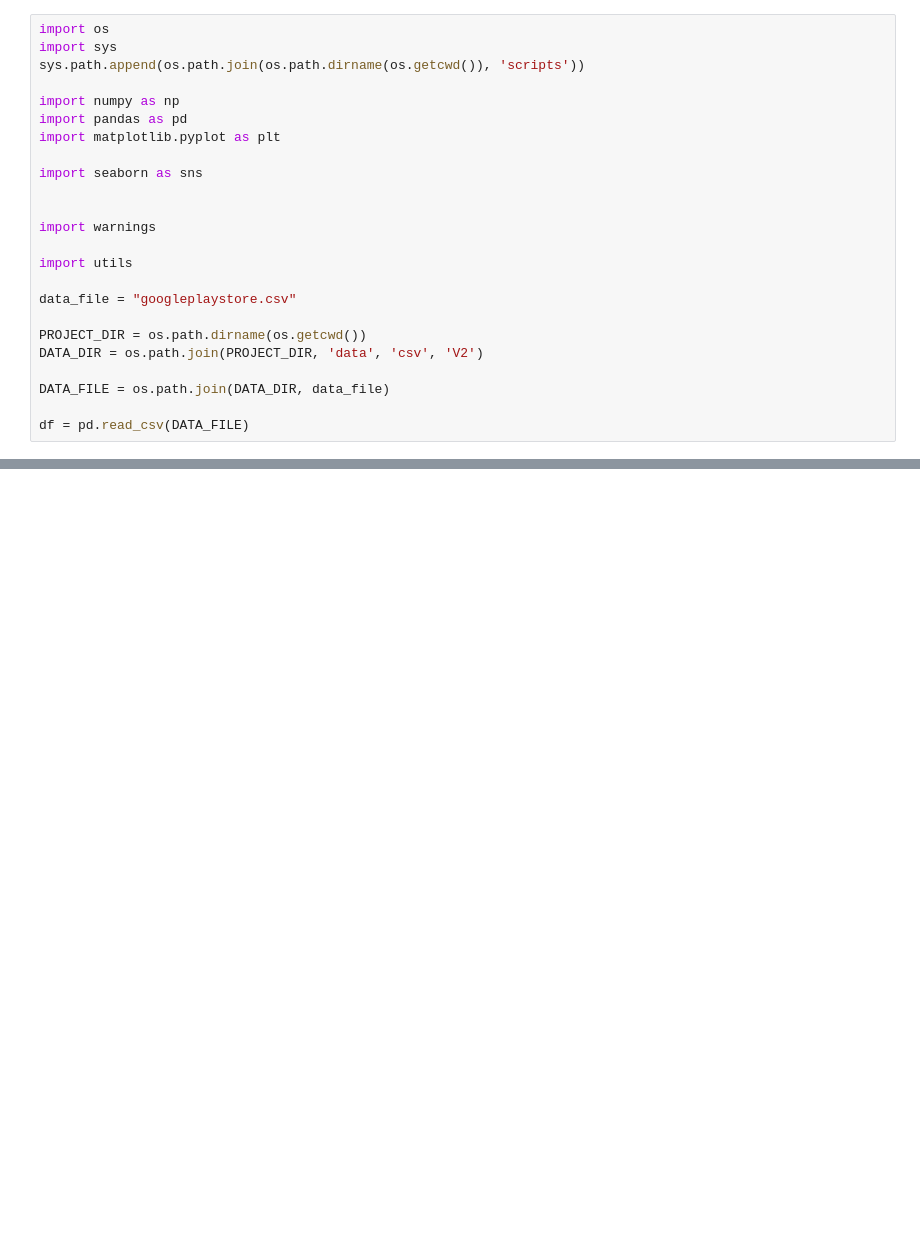
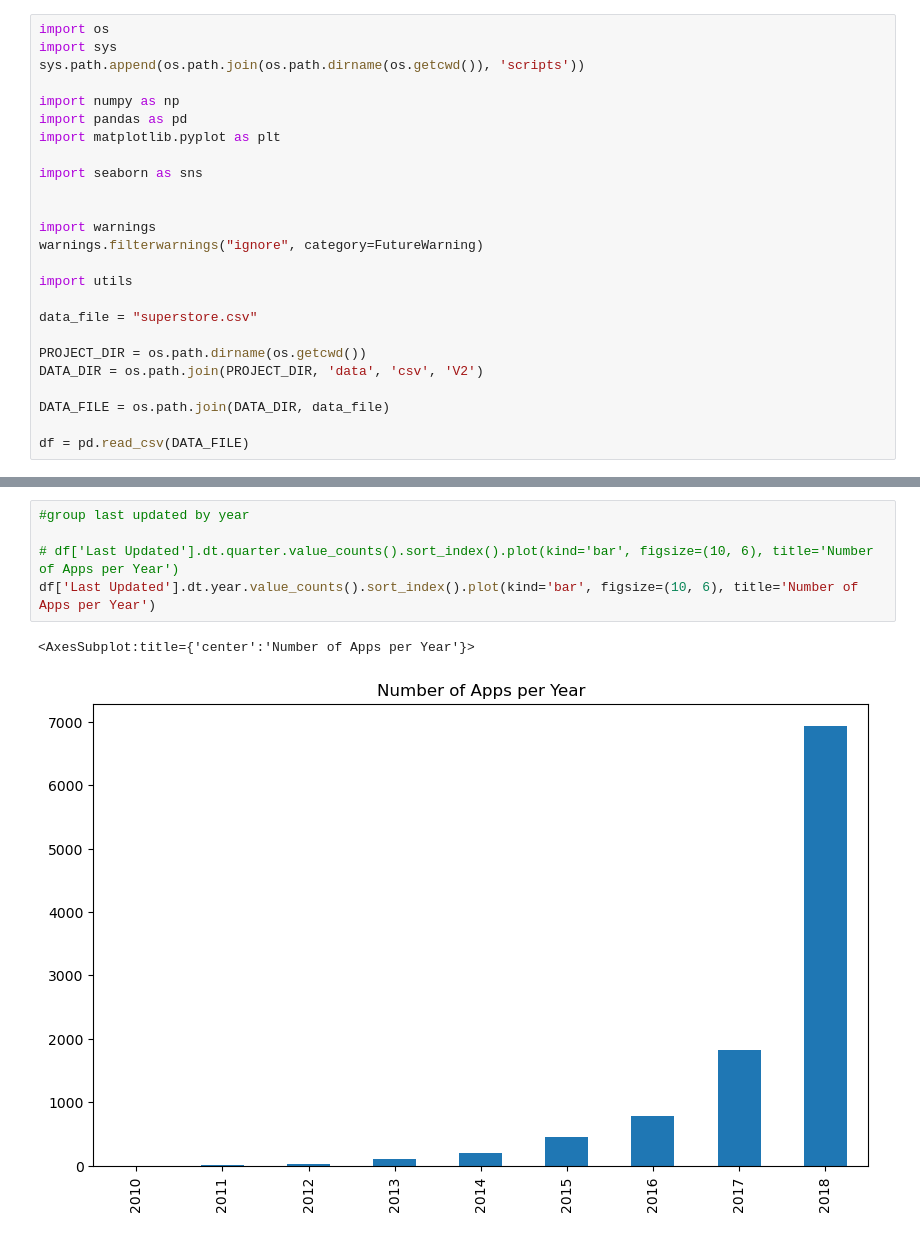
Before and after one commit to DeiviGT1/arc-is, a Jupyter notebook: notebooks/0-1.google-play.ipynb, the cells around one changed output, grey strips where cells are left out. Cells and saved outputs as stored; diff of their text form; blank space fills up the shorter version.

Commit message:
version de google-play

```diff
--- a/notebooks/0-1.google-play.ipynb
+++ b/notebooks/0-1.google-play.ipynb
@@ -11,10 +11,11 @@ import seaborn as sns
 
 
 import warnings
+warnings.filterwarnings("ignore", category=FutureWarning)
 
 import utils
 
-data_file = "googleplaystore.csv"
+data_file = "superstore.csv"
 
 PROJECT_DIR = os.path.dirname(os.getcwd())
 DATA_DIR = os.path.join(PROJECT_DIR, 'data', 'csv', 'V2')
@@ -25 +47,9 @@ df = pd.read_csv(DATA_FILE)
+# %%
+#group last updated by year
+
+# df['Last Updated'].dt.quarter.value_counts().sort_index().plot(kind='bar', figsize=(10, 6), title='Number of Apps per Year')
+df['Last Updated'].dt.year.value_counts().sort_index().plot(kind='bar', figsize=(10, 6), title='Number of Apps per Year')
+# %% [output]
+<AxesSubplot:title={'center':'Number of Apps per Year'}>
+[figure, added]
 # %%
```
Also changed, not shown: parts of 10 cells of this notebook.
